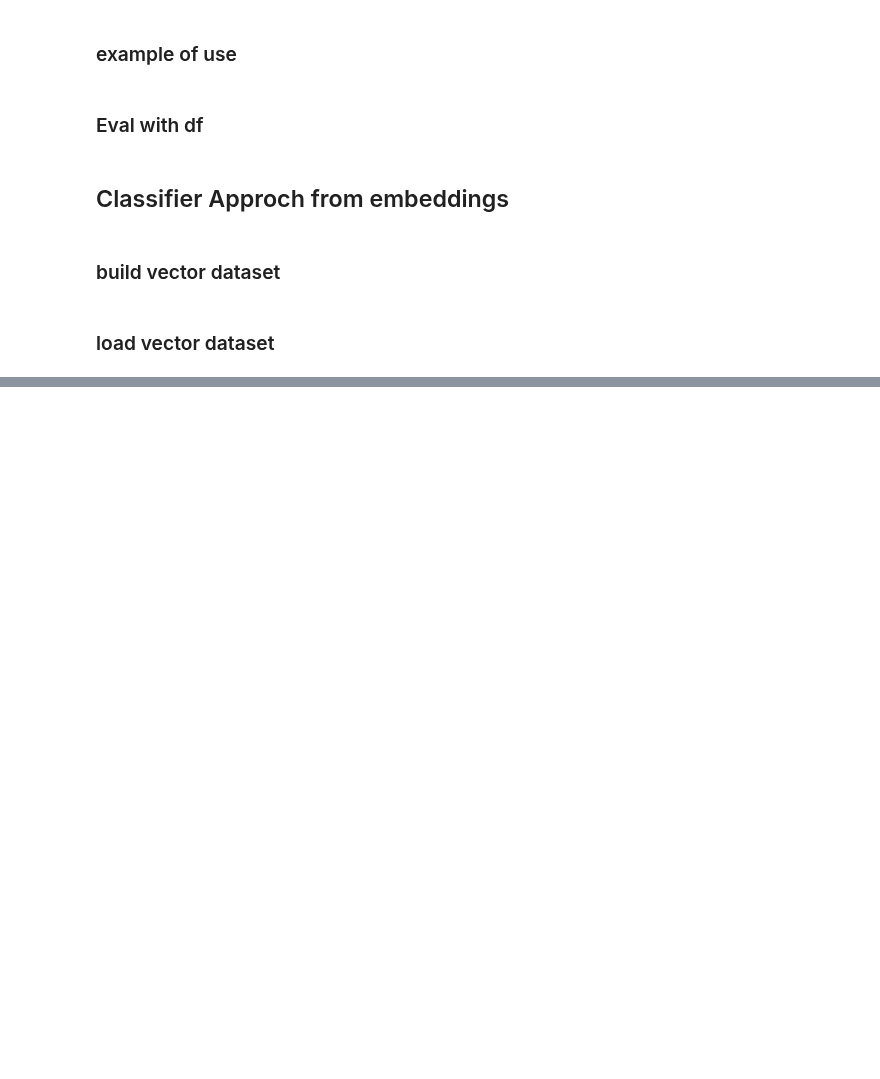
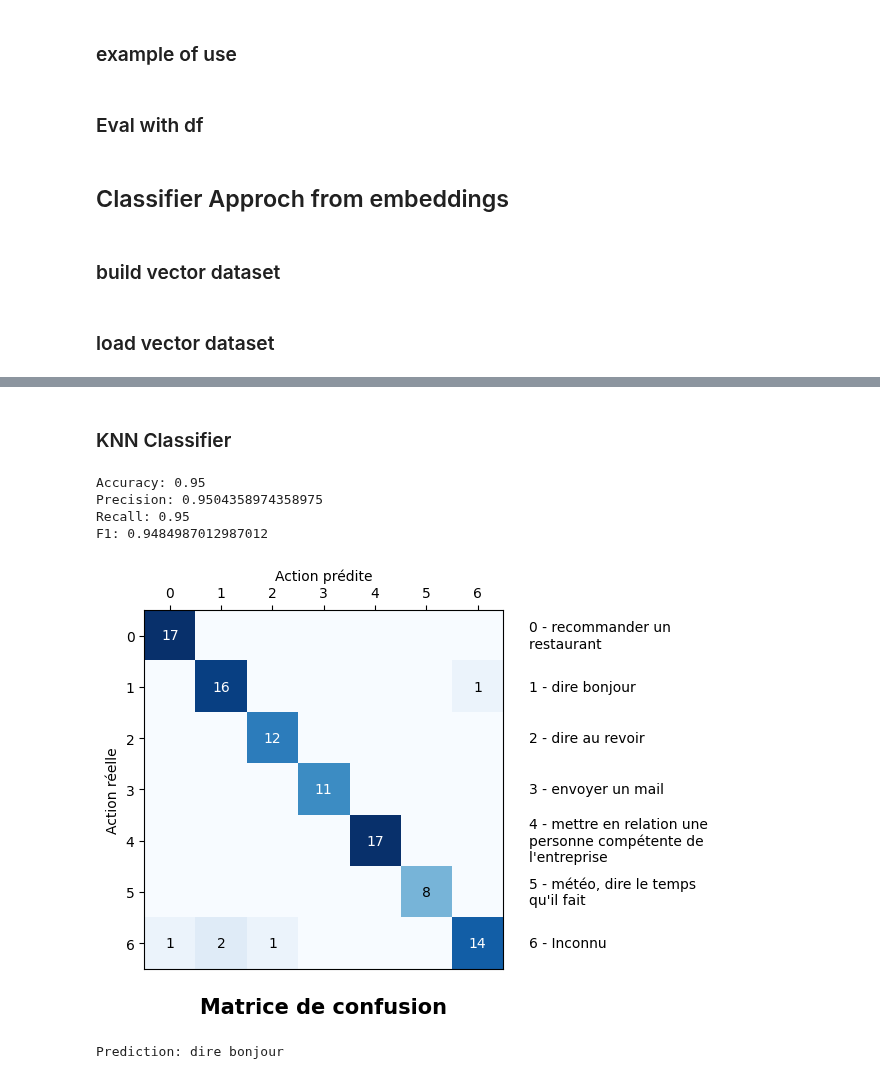
Before and after one commit to eliot-christon/robot-speech-to-speech, a Jupyter notebook: Tools/Evaluation/T4/eval.ipynb, the cells around one changed output, grey strips where cells are left out. Cells and saved outputs as stored; diff of their text form; code cells hidden in the pictures; blank space fills up the shorter version.

```diff
--- a/Tools/Evaluation/T4/eval.ipynb
+++ b/Tools/Evaluation/T4/eval.ipynb
@@ -297,0 +370,23 @@ RandomForestClassifier(random_state=42)
+# %% [markdown]
+### KNN Classifier
+# %%
+clf = KNeighborsClassifier(n_neighbors=3)
+clf.fit(X_train, y_train)
+
+method = "KNN4096"
+
+results_classif()
+# %% [output]
+Accuracy: 0.95
+Precision: 0.9504358974358975
+Recall: 0.95
+F1: 0.9484987012987012
+[figure, added]
+# %%
+query = """ah ah ah ah."""
+x = embedding_func(query)
+y_pred = clf.predict([x])
+
+print(f"Prediction: {y_pred[0]}")
+# %% [output]
+Prediction: dire bonjour
```
Also changed, not shown: parts of 20 cells of this notebook, 15 other files.
